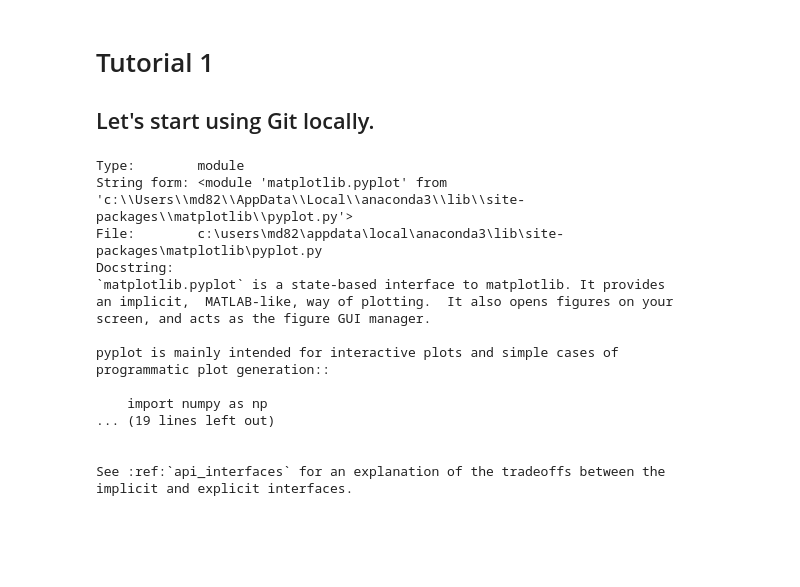
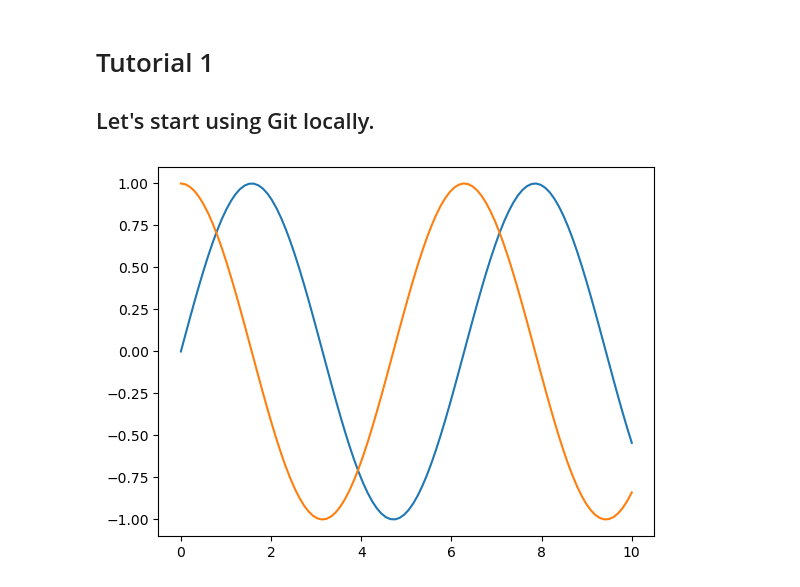
Before and after one commit to mdr-datascience/git-tutorials, a Jupyter notebook: GetStartedWithGit1.ipynb, the cells around one changed output. Saved outputs shown, nothing was run; the diff lists cells and outputs as text; code cells hidden in the pictures; blank space fills up the shorter version.

Commit message:
Add plot

```diff
--- a/GetStartedWithGit1.ipynb
+++ b/GetStartedWithGit1.ipynb
@@ -4,25 +4,15 @@
 # %%
 # Import modules
 import pandas as pd
 import matplotlib as mpl
 import matplotlib.pyplot as plt
+import numpy as np
+
 # Local data
-plt?
+x = np.linspace(0,10,100)
+
+plt.plot(x, np.sin(x))
+plt.plot(x, np.cos(x))
+plt.show()
 # %% [output]
-Type:        module
-String form: <module 'matplotlib.pyplot' from 'c:\\Users\\md82\\AppData\\Local\\anaconda3\\lib\\site-packages\\matplotlib\\pyplot.py'>
-File:        c:\users\md82\appdata\local\anaconda3\lib\site-packages\matplotlib\pyplot.py
-Docstring:
-`matplotlib.pyplot` is a state-based interface to matplotlib. It provides
-an implicit,  MATLAB-like, way of plotting.  It also opens figures on your
-screen, and acts as the figure GUI manager.
-
-pyplot is mainly intended for interactive plots and simple cases of
-programmatic plot generation::
-
-    import numpy as np
-... (19 lines left out)
-
-
-See :ref:`api_interfaces` for an explanation of the tradeoffs between the
-implicit and explicit interfaces.
+[figure, added]
```
